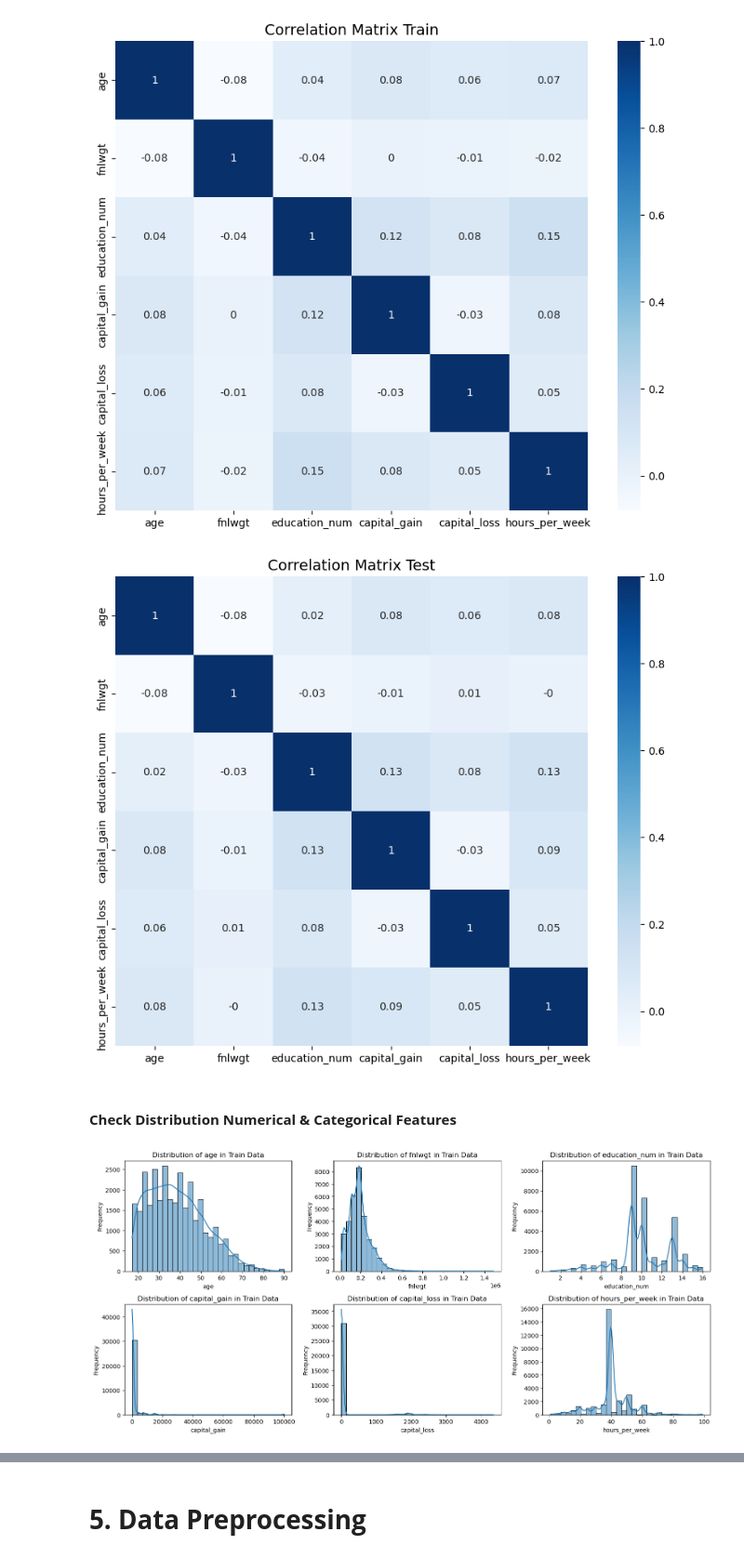
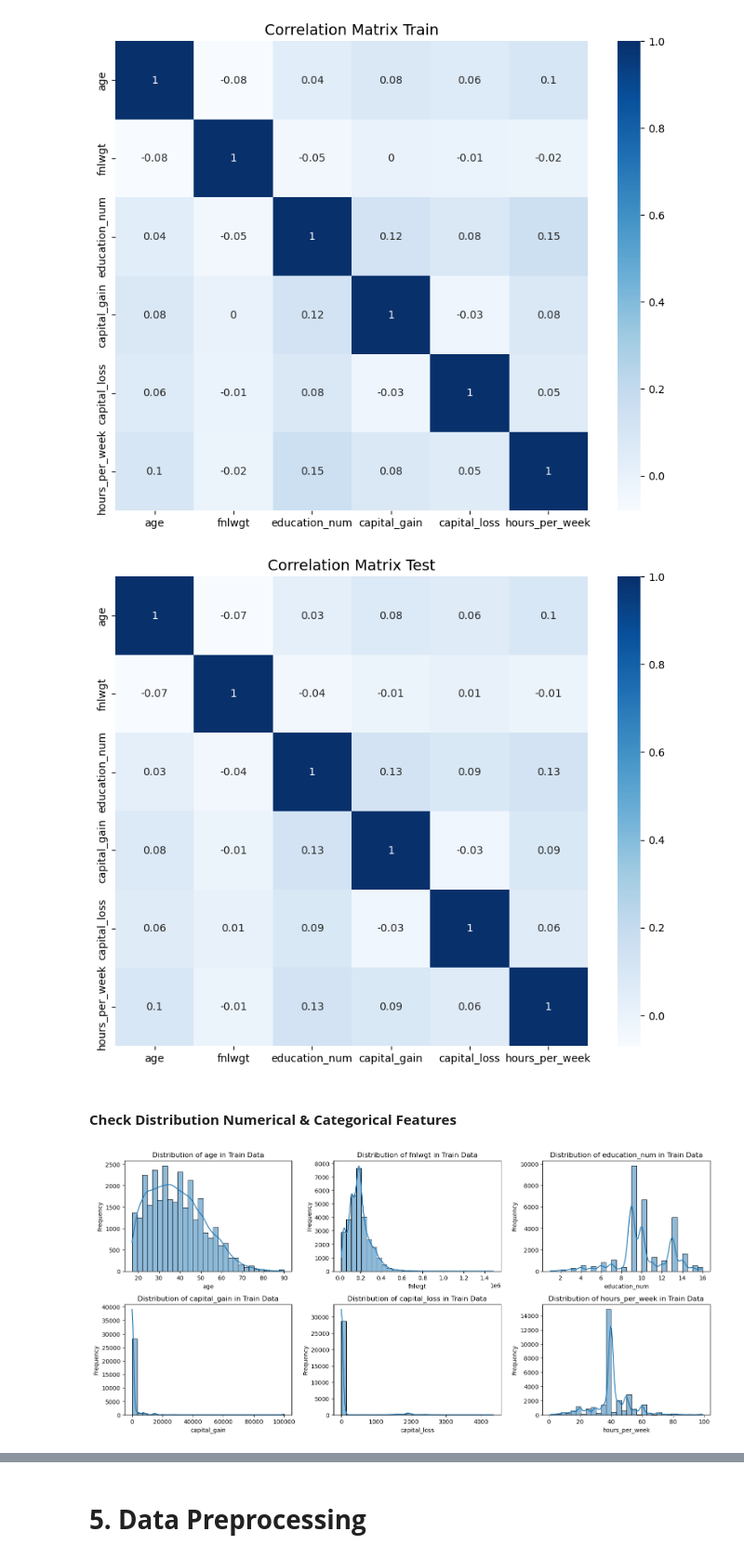
Before and after one commit to Maoelan/adult-income-clustering-classification, a Jupyter notebook: [Clustering] Submission Akhir BMLP_Maulana Muhammad.ipynb, the cells around one changed output, grey strips where cells are left out. Shown at 93% size. Cells and saved outputs as stored; diff of their text form; code cells hidden in the pictures.

```diff
--- a/[Clustering] Submission Akhir BMLP_Maulana Muhammad.ipynb
+++ b/[Clustering] Submission Akhir BMLP_Maulana Muhammad.ipynb
@@ -315,9 +316,9 @@ Unique groups of duplicate rows in Test:
 # %% [markdown]
 After that, remove the duplicate values.
 # %%
-train_df_cleaned = train_df.drop_duplicates()
-test_df_cleaned = test_df.drop_duplicates()
+train_df = train_df.drop_duplicates()
+test_df = test_df.drop_duplicates()
 
-train_df_cleaned.reset_index(drop=True, inplace=True)
-test_df_cleaned.reset_index(drop=True, inplace=True)
+train_df.reset_index(drop=True, inplace=True)
+test_df.reset_index(drop=True, inplace=True)
 # %%
@@ -385,3 +400,12 @@ Unique values: ['<=50K.' '>50K.']
+# %%
+def remove_question_marks(df):
+    df.replace("?", np.nan, inplace=True)
+    df.dropna(inplace=True)
+    df.reset_index(drop=True, inplace=True)
+    return df
+# %%
+train_df = remove_question_marks(train_df)
+test_df = remove_question_marks(test_df)
 # %% [markdown]
 ### **Analysis Statistics of Distribution and Correlation in the Data**
 # %%
@@ -453,7 +477,7 @@ plt.show()
 # %% [output]
 [figure]
 # %%
-numeric_columns = test_df_cleaned.select_dtypes(include='number')
+numeric_columns = test_df.select_dtypes(include='number')
 
 correlation_matrix = numeric_columns.corr().round(2)
 
@@ -462,7 +486,7 @@ sns.heatmap(data=correlation_matrix, annot=True, cmap='Blues')
 plt.title("Correlation Matrix Test", size=14)
 plt.show()
 # %% [output]
-[figure, old version]
+[figure, new version]
 # %% [markdown]
 #### **Check Distribution Numerical & Categorical Features**
 # %%
@@ -505,7 +529,7 @@ def plot_categorical_distribution(df, top_n=10, dataset_name="Dataset"):
     plt.tight_layout()
     plt.show()
 # %%
-plot_numerical_distribution(train_df_cleaned, dataset_name="Train Data")
+plot_numerical_distribution(train_df, dataset_name="Train Data")
 # %% [output]
-[figure, old version]
+[figure, new version]
 # %%
```
Also changed, not shown: parts of 24 cells of this notebook.
